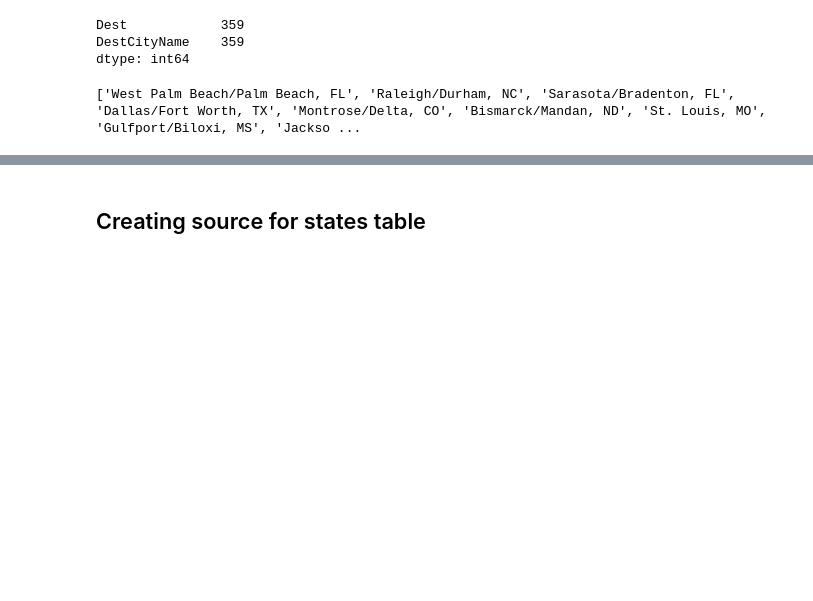
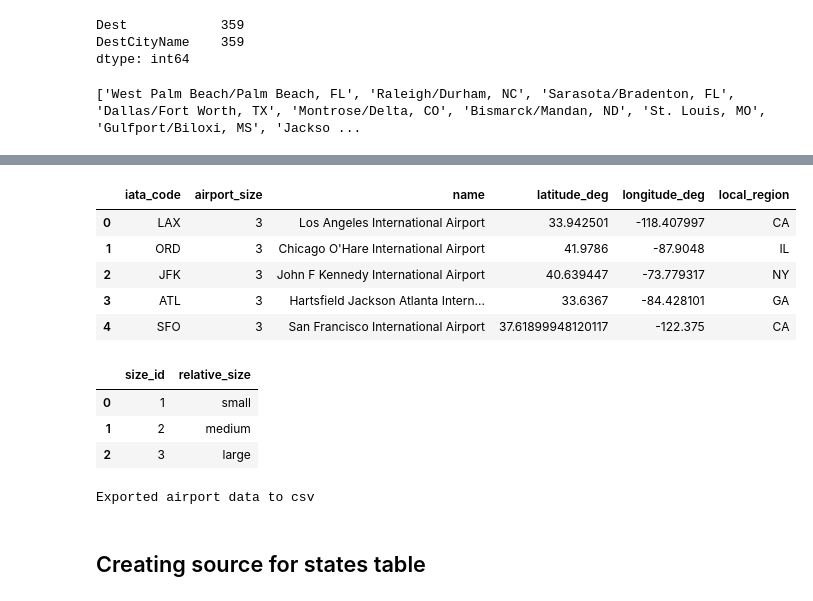
Before and after one commit to redpandata19/project3_team2, a Jupyter notebook: Cleanup2.ipynb, the cells around one changed output, grey strips where cells are left out. Saved outputs shown, nothing was run; the diff lists cells and outputs as text; code cells hidden in the pictures; blank space fills up the shorter version.

Commit message:
changed airport type reference to save DB space and finalized airport output

```diff
--- a/Cleanup2.ipynb
+++ b/Cleanup2.ipynb
@@ -124,7 +124,7 @@ us_airports = pd.read_csv('Resources/us-airports.csv')
 # create exclusion
 iata_match = us_airports['iata_code'].isin(flight_airports['Origin'])
 # filter the data
-us_airports_filtered = us_airports[iata_match].reset_index()
+us_airports_filtered = us_airports[iata_match].reset_index(drop=True)
 # count number of airports
 print("Number of matching airports between data sets:", us_airports_filtered['iata_code'].nunique())
 # %% [output]
@@ -358,8 +333,6 @@ airports_cities = us_airports_filtered.merge(dest_filtered, left_on='iata_code',
                                             right_on='Dest', how ='inner')
 # Get rid of the state abbreviation from cities column
 airports_cities['city'] = airports_cities['DestCityName'].str.split(',').str[0]
-# Get rid of _airport from 'type' column
-airports_cities['airport_size'] = airports_cities['type'].str.split('_').str[0]
 #reset index
 airports_cities.reset_index(drop=True).head()
 # select columns
@@ -373,0 +358,10 @@ airports_cities.head()
+# %%
+# rather than storing strings in the database, let's store size as an integer
+airports_updated = airports_cities.copy()
+# Get rid of _airport from 'type' column
+airports_updated['airport_size'] = airports_updated['type'].str.split('_').str[0]
+
+size_mapping = {'small': 1, 'medium': 2, 'large': 3}
+airports_updated['airport_size'] = airports_updated['airport_size'].replace(size_mapping)
+# show new column created
+airports_updated.head(1)
@@ -374,3 +371,33 @@ airports_cities.head()
+# %%
+# Select columns and create new dataframe
+airports_final_df = pd.DataFrame(airports_updated[['iata_code', 'airport_size', 'name', 'latitude_deg',
+                                                   'longitude_deg','local_region']])
+airports_final_df.head()
+# %% [output]
+|  | iata_code | airport_size | name | latitude_deg | longitude_deg | local_region |
+| 0 | LAX | 3 | Los Angeles International Airport | 33.942501 | -118.407997 | CA |
+| 1 | ORD | 3 | Chicago O'Hare International Airport | 41.9786 | -87.9048 | IL |
+| 2 | JFK | 3 | John F Kennedy International Airport | 40.639447 | -73.779317 | NY |
+| 3 | ATL | 3 | Hartsfield Jackson Atlanta Intern... | 33.6367 | -84.428101 | GA |
+| 4 | SFO | 3 | San Francisco International Airport | 37.61899948120117 | -122.375 | CA |
+# %%
+# create airport sizes reference
+airport_sizes = pd.DataFrame({'size_id':[1,2,3],
+                             'relative_size':['small','medium','large']})
+airport_sizes.to_csv('Resources/db_sources/airport_sizes.csv', index=False)
+airport_sizes
+print("Exported airport data to csv")
+# %% [output]
+|  | size_id | relative_size |
+| 0 | 1 | small |
+| 1 | 2 | medium |
+| 2 | 3 | large |
+# %%
+# export final airport data
+airports_final_df.to_csv('Resources/db_sources/airports.csv')
+print("Exported airport data to csv")
+# %% [output]
+Exported airport data to csv
 # %% [markdown]
 ## Creating source for states table
 # %%
```
Also changed, not shown: parts of 21 cells of this notebook.
